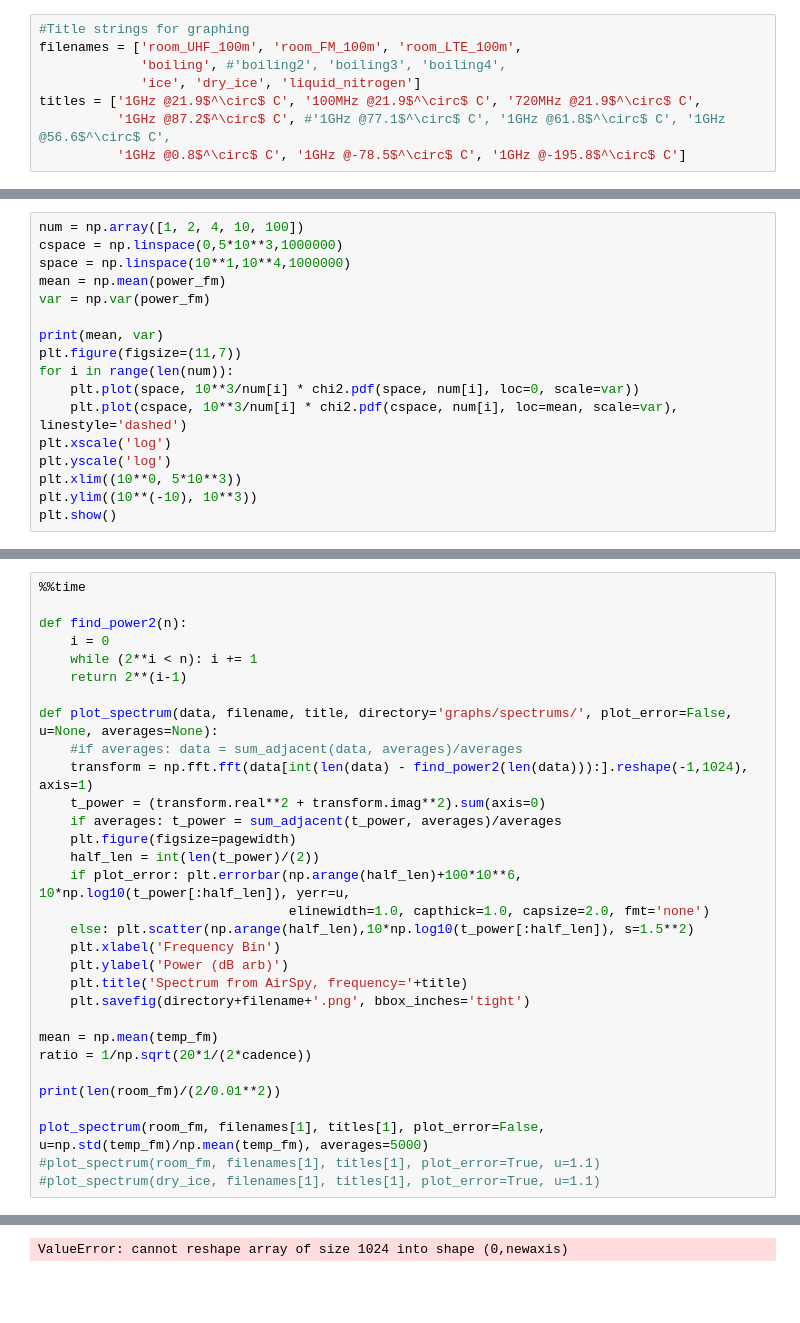
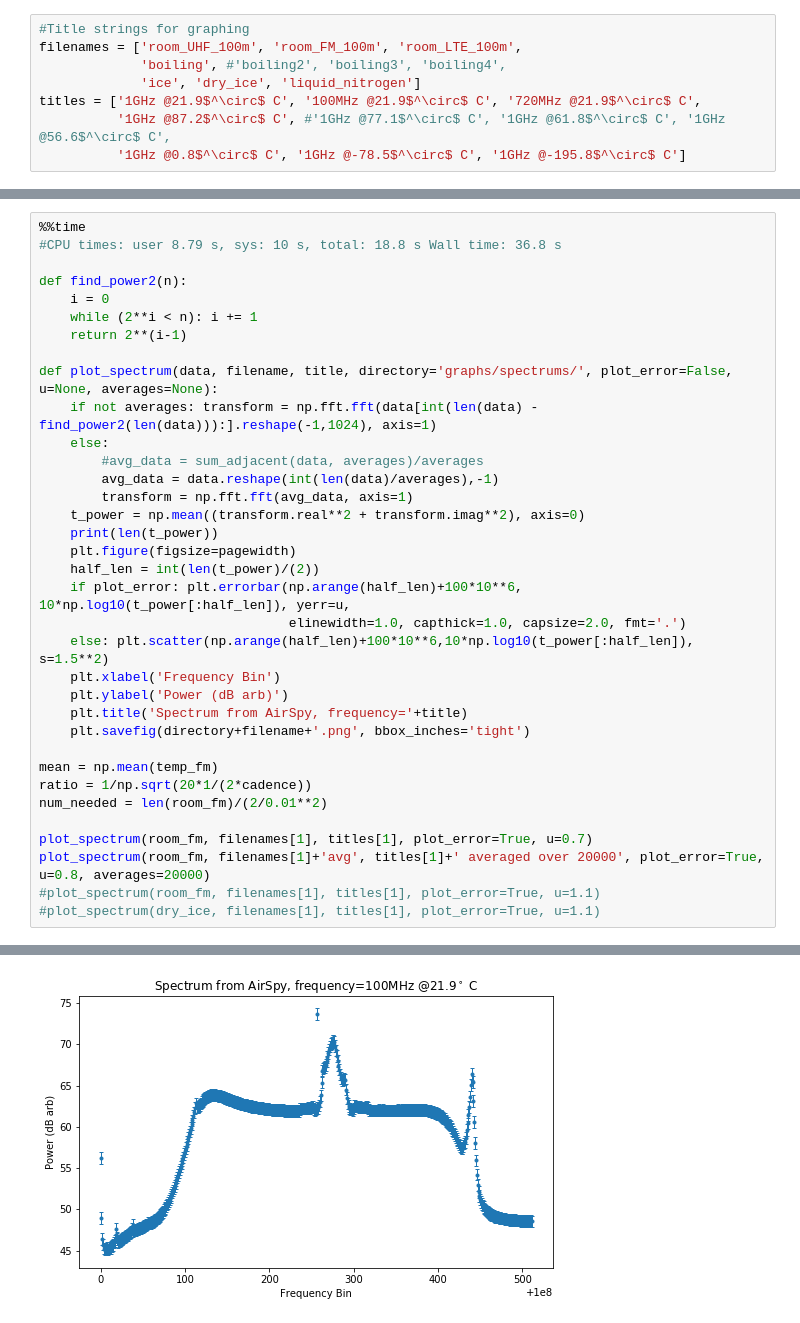
Before and after one commit to hansenjiang/AST326, a Jupyter notebook: 2/single.ipynb, the cells around one changed output, grey strips where cells are left out. Cells and saved outputs as stored; diff of their text form; blank space fills up the shorter version.

```diff
--- a/2/single.ipynb
+++ b/2/single.ipynb
@@ -92,17 +128,0 @@ print(np.mean(power_fm))
-# %%
-num = np.array([1, 2, 4, 10, 100])
-cspace = np.linspace(0,5*10**3,1000000)
-space = np.linspace(10**1,10**4,1000000)
-mean = np.mean(power_fm)
-var = np.var(power_fm)
-
-print(mean, var)
-plt.figure(figsize=(11,7))
-for i in range(len(num)):
-    plt.plot(space, 10**3/num[i] * chi2.pdf(space, num[i], loc=0, scale=var))
-    plt.plot(cspace, 10**3/num[i] * chi2.pdf(cspace, num[i], loc=mean, scale=var), linestyle='dashed')
-plt.xscale('log')
-plt.yscale('log')
-plt.xlim((10**0, 5*10**3))
-plt.ylim((10**(-10), 10**3))
-plt.show()
@@ -199,5 +267,6 @@ Wall time: 1.01 s
 # %%
 %%time
+#CPU times: user 8.79 s, sys: 10 s, total: 18.8 s Wall time: 36.8 s
 
 def find_power2(n):
     i = 0
@@ -205,15 +274,18 @@ def find_power2(n):
     return 2**(i-1)
 
 def plot_spectrum(data, filename, title, directory='graphs/spectrums/', plot_error=False, u=None, averages=None):
-    #if averages: data = sum_adjacent(data, averages)/averages
-    transform = np.fft.fft(data[int(len(data) - find_power2(len(data))):].reshape(-1,1024), axis=1)
-    t_power = (transform.real**2 + transform.imag**2).sum(axis=0)
-    if averages: t_power = sum_adjacent(t_power, averages)/averages
+    if not averages: transform = np.fft.fft(data[int(len(data) - find_power2(len(data))):].reshape(-1,1024), axis=1)
+    else:
+        #avg_data = sum_adjacent(data, averages)/averages
+        avg_data = data.reshape(int(len(data)/averages),-1)
+        transform = np.fft.fft(avg_data, axis=1)
+    t_power = np.mean((transform.real**2 + transform.imag**2), axis=0)
+    print(len(t_power))
     plt.figure(figsize=pagewidth)
     half_len = int(len(t_power)/(2))
     if plot_error: plt.errorbar(np.arange(half_len)+100*10**6, 10*np.log10(t_power[:half_len]), yerr=u,
-                                elinewidth=1.0, capthick=1.0, capsize=2.0, fmt='none')
-    else: plt.scatter(np.arange(half_len),10*np.log10(t_power[:half_len]), s=1.5**2)
+                                elinewidth=1.0, capthick=1.0, capsize=2.0, fmt='.')
+    else: plt.scatter(np.arange(half_len)+100*10**6,10*np.log10(t_power[:half_len]), s=1.5**2)
     plt.xlabel('Frequency Bin')
     plt.ylabel('Power (dB arb)')
     plt.title('Spectrum from AirSpy, frequency='+title)
@@ -221,10 +293,10 @@ def plot_spectrum(data, filename, title, directory='graphs/spectrums/', plot_err
 
 mean = np.mean(temp_fm)
 ratio = 1/np.sqrt(20*1/(2*cadence))
+num_needed = len(room_fm)/(2/0.01**2)
 
-print(len(room_fm)/(2/0.01**2))
-
-plot_spectrum(room_fm, filenames[1], titles[1], plot_error=False, u=np.std(temp_fm)/np.mean(temp_fm), averages=5000)
+plot_spectrum(room_fm, filenames[1], titles[1], plot_error=True, u=0.7)
+plot_spectrum(room_fm, filenames[1]+'avg', titles[1]+' averaged over 20000', plot_error=True, u=0.8, averages=20000)
 #plot_spectrum(room_fm, filenames[1], titles[1], plot_error=True, u=1.1)
 #plot_spectrum(dry_ice, filenames[1], titles[1], plot_error=True, u=1.1)
 # %% [output]
@@ -232 +307 @@ plot_spectrum(room_fm, filenames[1], titles[1], plot_error=False, u=np.std(temp_
-ValueError: cannot reshape array of size 1024 into shape (0,newaxis)
+[figure, added]
```
Also changed, not shown: parts of 18 cells of this notebook.
